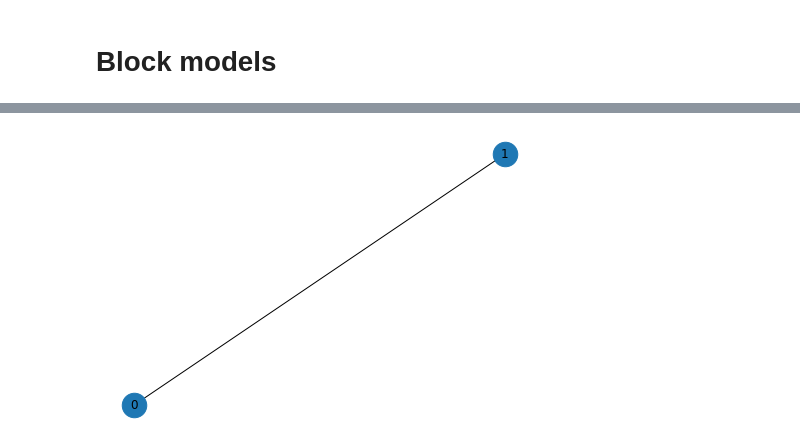
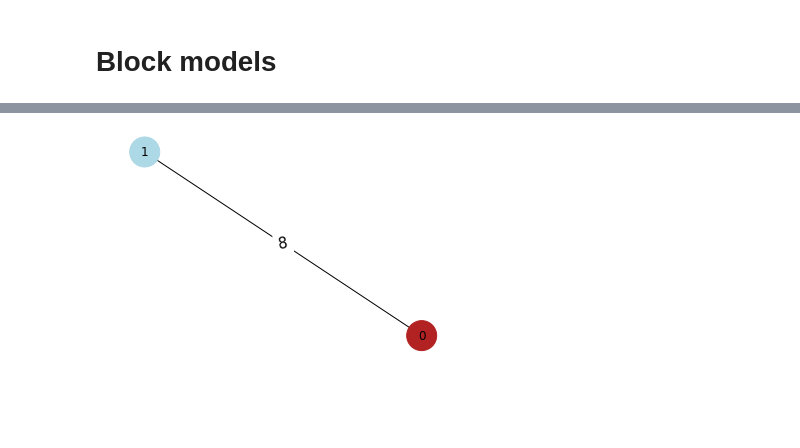
Before and after one commit to domonkoshaffner/network_visualisation, a Jupyter notebook: main_project_network.ipynb, the cells around one changed output, grey strips where cells are left out. Drawn from its saved outputs; the diff is of its cells as text; code cells hidden in the pictures; blank space fills up the shorter version.

```diff
--- a/main_project_network.ipynb
+++ b/main_project_network.ipynb
@@ -887,4 +871,24 @@ nx.draw(g, with_labels=True, node_size=600)
-# %%
-nx.draw(H, with_labels=True, node_size=600)
-# %% [output]
-[figure, removed]
+# %%
+# Creating the reduced network
+
+H = nx.quotient_graph(g1, g1.graph["partition"], relabel=True)
+
+colour_groups = ['firebrick', 'lightblue']
+
+labels = nx.get_edge_attributes(H,'weight')
+#labels = 'weight = ' + str(labels)
+
+pos = nx.spring_layout(H)
+# %%
+# Plotting the new network
+
+plt.figure(figsize = (5,3))
+nx.draw(H, with_labels=True, node_size=900, node_color = colour_groups)
+nx.draw_networkx_edge_labels(H, edge_labels=labels, pos = pos, font_size = 15)
+
+#plt.title('High probability of inside connections, low probability of outside connections')
+#plt.savefig('block_weights4.jpg', dpi = 300, bbox_inches = 'tight')
+
+plt.show()
+# %% [output]
+[figure, added]
```
Also changed, not shown: parts of 9 cells of this notebook.
